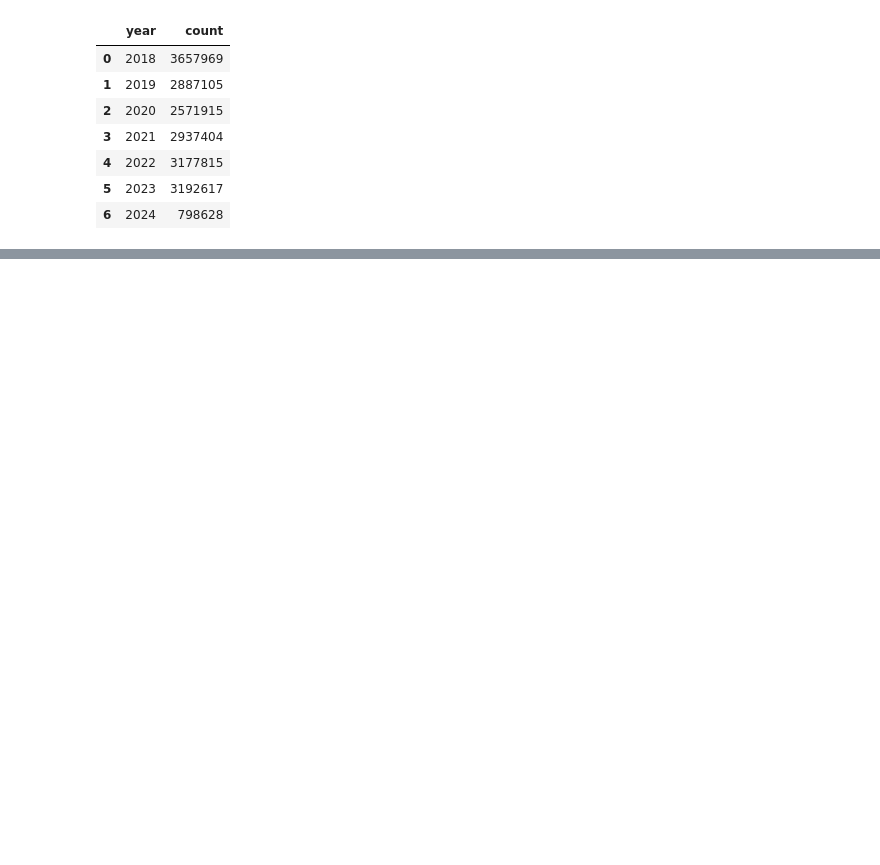
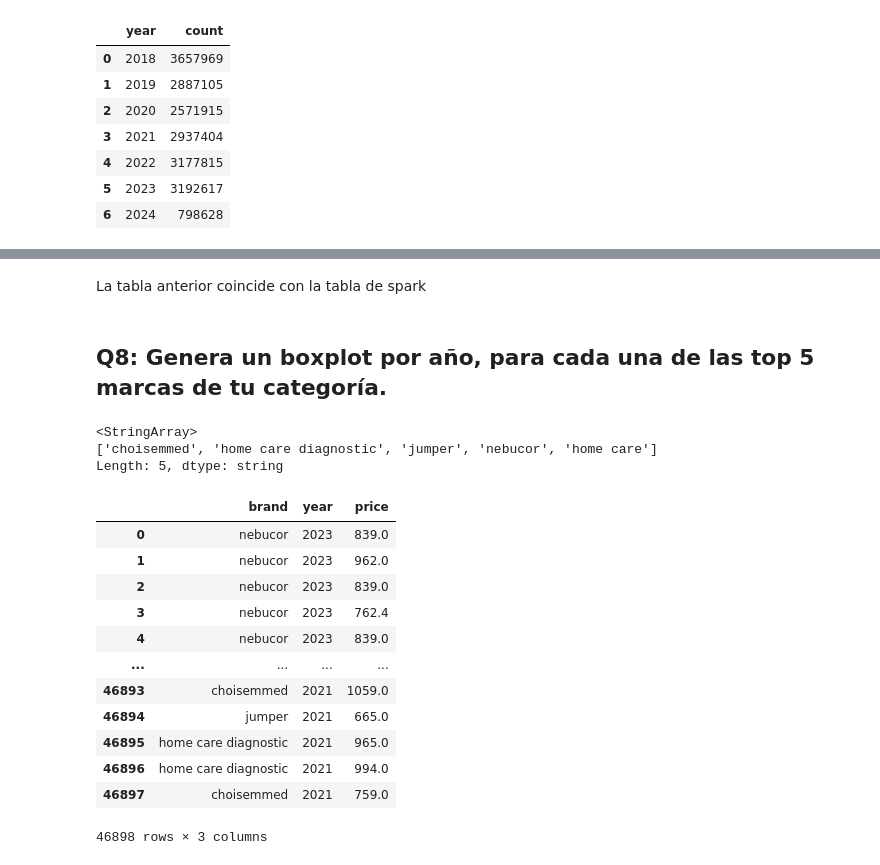
Before and after one commit to romanAVJ/mds-spark-project, a Jupyter notebook: src/s2_spark/partB.ipynb, the cells around one changed output, grey strips where cells are left out. Drawn from its saved outputs; the diff is of its cells as text; code cells hidden in the pictures; blank space fills up the shorter version.

```diff
--- a/src/s2_spark/partB.ipynb
+++ b/src/s2_spark/partB.ipynb
@@ -87,0 +302,67 @@ df
+# %% [markdown]
+La tabla anterior coincide con la tabla de spark
+# %% [markdown]
+## Q8: Genera un boxplot por año, para cada una de las top 5 marcas de tu categoría.
+# %%
+# Part 1: get top 5 brands
+query = """
+    SELECT
+        (CASE WHEN brand IN ('s/m', 'sin marca', 'cualquier marca') THEN 's/m' ELSE brand END) AS brand,
+        AVG(price) AS avg_price
+    FROM profeco_db.profeco
+    GROUP BY 1
+    ORDER BY 2 DESC
+    LIMIT 5
+"""
+
+# get df
+df = wr.athena.read_sql_query(
+    sql=query,
+    database=DATABASE_NAME,
+    ctas_approach=False,
+    boto3_session=session
+)
+
+# get names
+names_top5 = df["brand"].values
+
+# print
+names_top5
+# %% [output]
+<StringArray>
+['choisemmed', 'home care diagnostic', 'jumper', 'nebucor', 'home care']
+Length: 5, dtype: string
+# %%
+# Part 2: get top 5 brands data
+query = """
+    SELECT
+        brand,
+        EXTRACT(YEAR FROM created_at) AS year,
+        price
+    FROM profeco_db.profeco
+    WHERE brand IN {top5}
+"""
+query = query.format(top5=tuple(names_top5))
+
+# get df
+df = wr.athena.read_sql_query(
+    sql=query,
+    database=DATABASE_NAME,
+    ctas_approach=False,
+    boto3_session=session
+)
+df
+# %% [output]
+|  | brand | year | price |
+| 0 | nebucor | 2023 | 839.0 |
+| 1 | nebucor | 2023 | 962.0 |
+| 2 | nebucor | 2023 | 839.0 |
+| 3 | nebucor | 2023 | 762.4 |
+| 4 | nebucor | 2023 | 839.0 |
+| ... | ... | ... | ... |
+| 46893 | choisemmed | 2021 | 1059.0 |
+| 46894 | jumper | 2021 | 665.0 |
+| 46895 | home care diagnostic | 2021 | 965.0 |
+| 46896 | home care diagnostic | 2021 | 994.0 |
+| 46897 | choisemmed | 2021 | 759.0 |
+46898 rows × 3 columns
```
Also changed, not shown: parts of 24 cells of this notebook.
